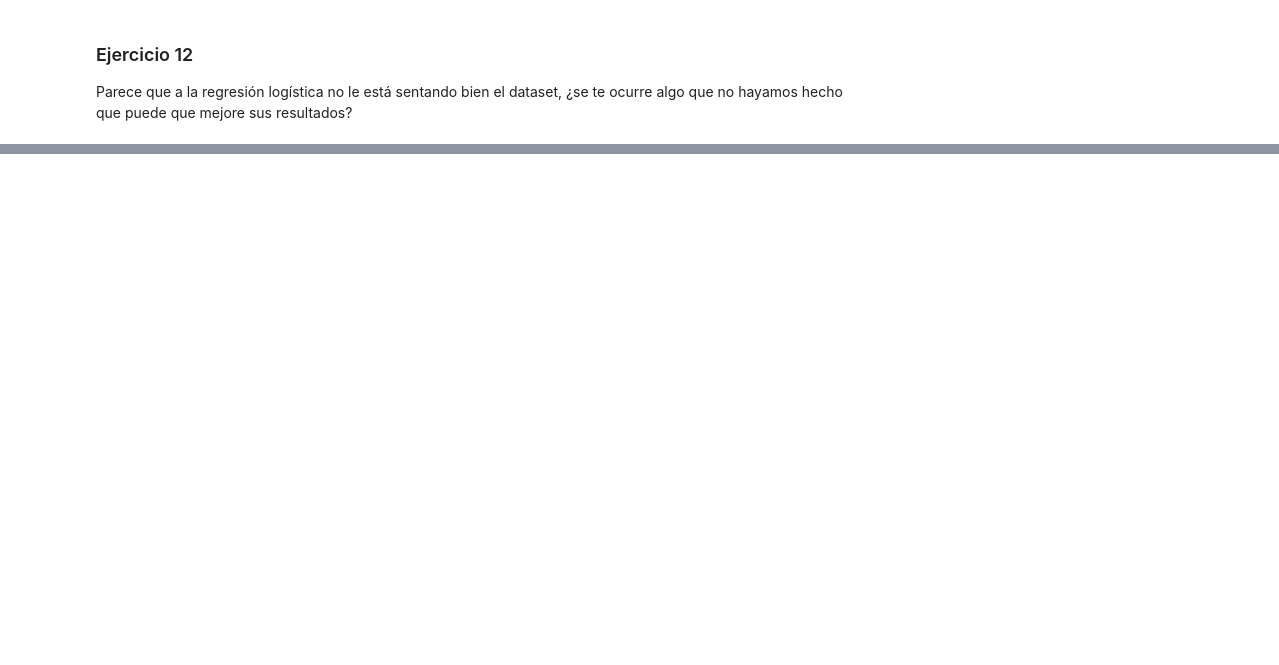
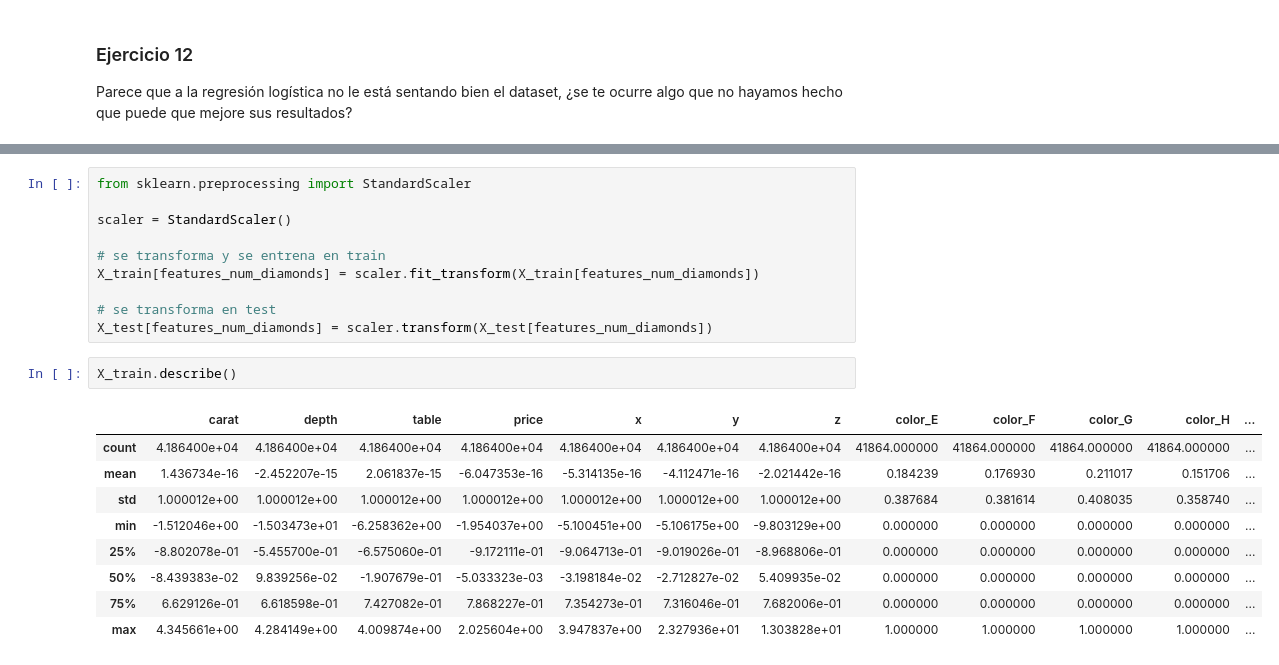
Before and after one commit to MHHsim/DS-Online-Marta-Harana, a Jupyter notebook: 04_Machine_Learning/Sprint_11/Unidad_01_ML_Supervisado_Arboles_de_Decision/02_Ejercicios_Workout/15_Ejercicios_Hiperparametros.ipynb, the cells around one changed output, grey strips where cells are left out. Drawn from its saved outputs; the diff is of its cells as text; blank space fills up the shorter version.

```diff
--- a/04_Machine_Learning/Sprint_11/Unidad_01_ML_Supervisado_Arboles_de_Decision/02_Ejercicios_Workout/15_Ejercicios_Hiperparametros.ipynb
+++ b/04_Machine_Learning/Sprint_11/Unidad_01_ML_Supervisado_Arboles_de_Decision/02_Ejercicios_Workout/15_Ejercicios_Hiperparametros.ipynb
@@ -188,0 +444,22 @@ Parece que a la regresión logística no le está sentando bien el dataset, ¿se
+# %%
+from sklearn.preprocessing import StandardScaler
+
+scaler = StandardScaler()
+
+# se transforma y se entrena en train
+X_train[features_num_diamonds] = scaler.fit_transform(X_train[features_num_diamonds])
+
+# se transforma en test
+X_test[features_num_diamonds] = scaler.transform(X_test[features_num_diamonds])
+# %%
+X_train.describe()
+# %% [output]
+|  | carat | depth | table | price | x | y | z | color_E | color_F | color_G | color_H | ... |
+| count | 4.186400e+04 | 4.186400e+04 | 4.186400e+04 | 4.186400e+04 | 4.186400e+04 | 4.186400e+04 | 4.186400e+04 | 41864.000000 | 41864.000000 | 41864.000000 | 41864.000000 | ... |
+| mean | 1.436734e-16 | -2.452207e-15 | 2.061837e-15 | -6.047353e-16 | -5.314135e-16 | -4.112471e-16 | -2.021442e-16 | 0.184239 | 0.176930 | 0.211017 | 0.151706 | ... |
+| std | 1.000012e+00 | 1.000012e+00 | 1.000012e+00 | 1.000012e+00 | 1.000012e+00 | 1.000012e+00 | 1.000012e+00 | 0.387684 | 0.381614 | 0.408035 | 0.358740 | ... |
+| min | -1.512046e+00 | -1.503473e+01 | -6.258362e+00 | -1.954037e+00 | -5.100451e+00 | -5.106175e+00 | -9.803129e+00 | 0.000000 | 0.000000 | 0.000000 | 0.000000 | ... |
+| 25% | -8.802078e-01 | -5.455700e-01 | -6.575060e-01 | -9.172111e-01 | -9.064713e-01 | -9.019026e-01 | -8.968806e-01 | 0.000000 | 0.000000 | 0.000000 | 0.000000 | ... |
+| 50% | -8.439383e-02 | 9.839256e-02 | -1.907679e-01 | -5.033323e-03 | -3.198184e-02 | -2.712827e-02 | 5.409935e-02 | 0.000000 | 0.000000 | 0.000000 | 0.000000 | ... |
+| 75% | 6.629126e-01 | 6.618598e-01 | 7.427082e-01 | 7.868227e-01 | 7.354273e-01 | 7.316046e-01 | 7.682006e-01 | 0.000000 | 0.000000 | 0.000000 | 0.000000 | ... |
+| max | 4.345661e+00 | 4.284149e+00 | 4.009874e+00 | 2.025604e+00 | 3.947837e+00 | 2.327936e+01 | 1.303828e+01 | 1.000000 | 1.000000 | 1.000000 | 1.000000 | ... |
```
Also changed, not shown: parts of 23 cells of this notebook, 4 other files.
